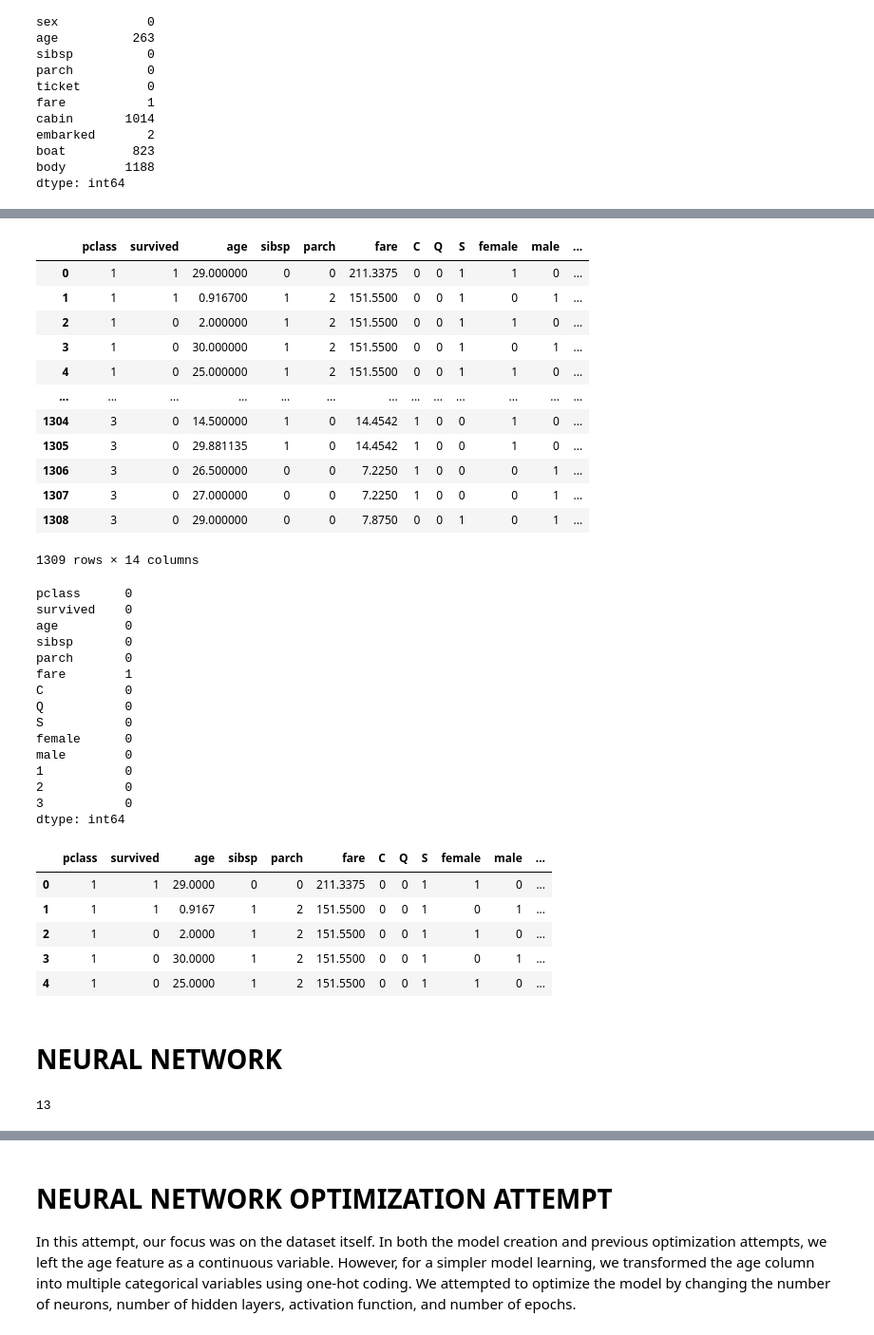
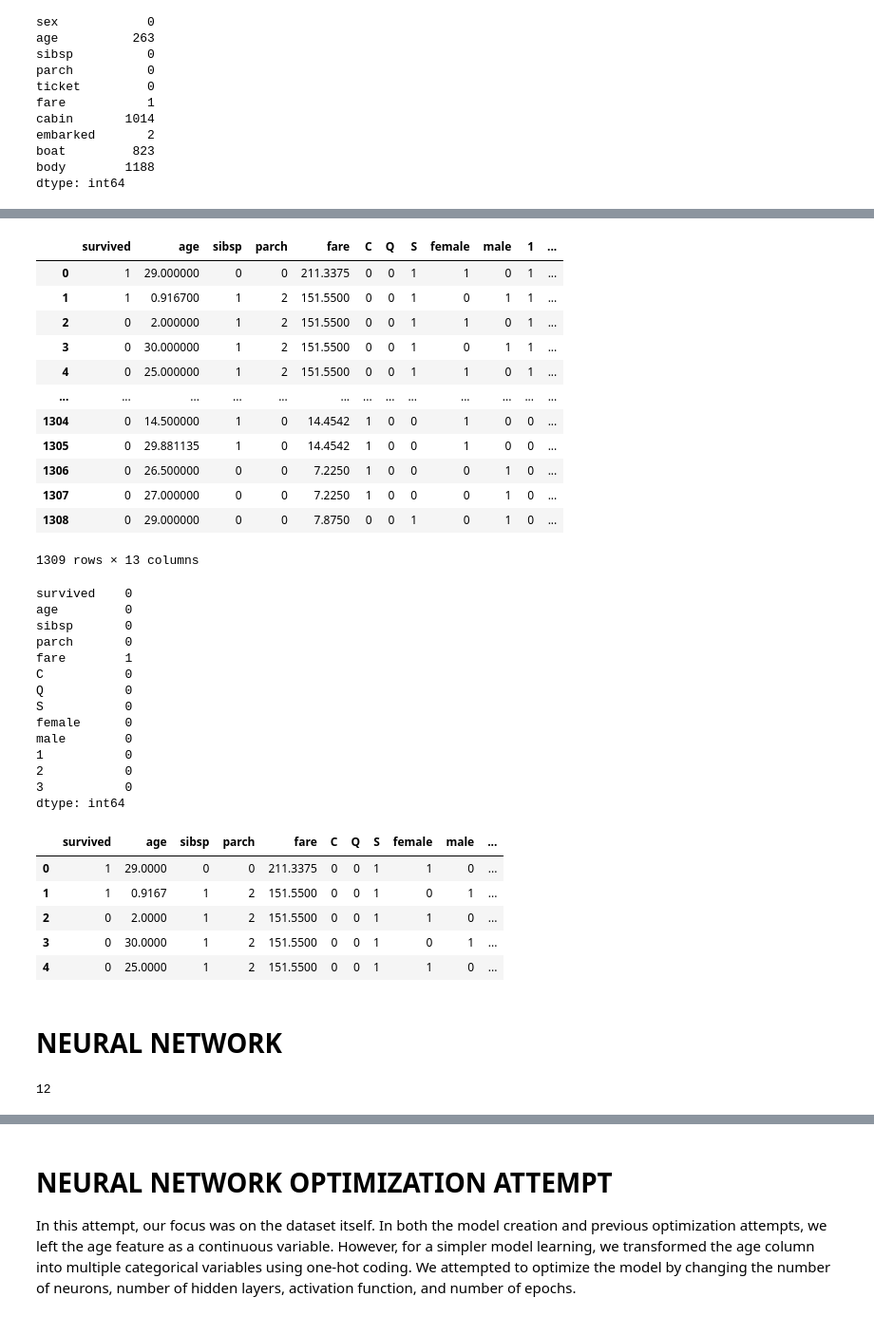
Before and after one commit to ericyang91/Machine_Learning_Titanic_Survival, a Jupyter notebook: code.ipynb, the cells around one changed output, grey strips where cells are left out. Shown at 95% size. Cells and saved outputs as stored; diff of their text form; code cells hidden in the pictures.

```diff
--- a/code.ipynb
+++ b/code.ipynb
@@ -140,28 +135,27 @@ df.head()
 # %%
 # Drop unnecessary columns
 
-df.drop(['boat','body','embarked','name','ticket','cabin','sex', 'index'],axis=1,inplace=True)
+df.drop(['boat','body','embarked','name','ticket','cabin','sex', 'index', 'pclass'],axis=1,inplace=True)
 df
 # %% [output]
-|  | pclass | survived | age | sibsp | parch | fare | C | Q | S | female | male | ... |
-| 0 | 1 | 1 | 29.000000 | 0 | 0 | 211.3375 | 0 | 0 | 1 | 1 | 0 | ... |
-| 1 | 1 | 1 | 0.916700 | 1 | 2 | 151.5500 | 0 | 0 | 1 | 0 | 1 | ... |
-| 2 | 1 | 0 | 2.000000 | 1 | 2 | 151.5500 | 0 | 0 | 1 | 1 | 0 | ... |
-| 3 | 1 | 0 | 30.000000 | 1 | 2 | 151.5500 | 0 | 0 | 1 | 0 | 1 | ... |
-| 4 | 1 | 0 | 25.000000 | 1 | 2 | 151.5500 | 0 | 0 | 1 | 1 | 0 | ... |
+|  | survived | age | sibsp | parch | fare | C | Q | S | female | male | 1 | ... |
+| 0 | 1 | 29.000000 | 0 | 0 | 211.3375 | 0 | 0 | 1 | 1 | 0 | 1 | ... |
+| 1 | 1 | 0.916700 | 1 | 2 | 151.5500 | 0 | 0 | 1 | 0 | 1 | 1 | ... |
+| 2 | 0 | 2.000000 | 1 | 2 | 151.5500 | 0 | 0 | 1 | 1 | 0 | 1 | ... |
+| 3 | 0 | 30.000000 | 1 | 2 | 151.5500 | 0 | 0 | 1 | 0 | 1 | 1 | ... |
+| 4 | 0 | 25.000000 | 1 | 2 | 151.5500 | 0 | 0 | 1 | 1 | 0 | 1 | ... |
 | ... | ... | ... | ... | ... | ... | ... | ... | ... | ... | ... | ... | ... |
-| 1304 | 3 | 0 | 14.500000 | 1 | 0 | 14.4542 | 1 | 0 | 0 | 1 | 0 | ... |
-| 1305 | 3 | 0 | 29.881135 | 1 | 0 | 14.4542 | 1 | 0 | 0 | 1 | 0 | ... |
-| 1306 | 3 | 0 | 26.500000 | 0 | 0 | 7.2250 | 1 | 0 | 0 | 0 | 1 | ... |
-| 1307 | 3 | 0 | 27.000000 | 0 | 0 | 7.2250 | 1 | 0 | 0 | 0 | 1 | ... |
-| 1308 | 3 | 0 | 29.000000 | 0 | 0 | 7.8750 | 0 | 0 | 1 | 0 | 1 | ... |
+| 1304 | 0 | 14.500000 | 1 | 0 | 14.4542 | 1 | 0 | 0 | 1 | 0 | 0 | ... |
+| 1305 | 0 | 29.881135 | 1 | 0 | 14.4542 | 1 | 0 | 0 | 1 | 0 | 0 | ... |
+| 1306 | 0 | 26.500000 | 0 | 0 | 7.2250 | 1 | 0 | 0 | 0 | 1 | 0 | ... |
+| 1307 | 0 | 27.000000 | 0 | 0 | 7.2250 | 1 | 0 | 0 | 0 | 1 | 0 | ... |
+| 1308 | 0 | 29.000000 | 0 | 0 | 7.8750 | 0 | 0 | 1 | 0 | 1 | 0 | ... |
-1309 rows × 14 columns
+1309 rows × 13 columns
 # %%
 # Check for any NaN values
 
 df.isnull().sum()
 # %% [output]
-pclass      0
 survived    0
 age         0
 sibsp       0
@@ -184,9 +180,9 @@ df['fare'].fillna(df['fare'].mean(), inplace=True)
 df = df.rename(columns={1:'First Class', 2:'Second Class', 3:'Third Class'})
 df.head()
 # %% [output]
-|  | pclass | survived | age | sibsp | parch | fare | C | Q | S | female | male | ... |
-| 0 | 1 | 1 | 29.0000 | 0 | 0 | 211.3375 | 0 | 0 | 1 | 1 | 0 | ... |
-| 1 | 1 | 1 | 0.9167 | 1 | 2 | 151.5500 | 0 | 0 | 1 | 0 | 1 | ... |
-| 2 | 1 | 0 | 2.0000 | 1 | 2 | 151.5500 | 0 | 0 | 1 | 1 | 0 | ... |
-| 3 | 1 | 0 | 30.0000 | 1 | 2 | 151.5500 | 0 | 0 | 1 | 0 | 1 | ... |
-| 4 | 1 | 0 | 25.0000 | 1 | 2 | 151.5500 | 0 | 0 | 1 | 1 | 0 | ... |
+|  | survived | age | sibsp | parch | fare | C | Q | S | female | male | ... |
+| 0 | 1 | 29.0000 | 0 | 0 | 211.3375 | 0 | 0 | 1 | 1 | 0 | ... |
+| 1 | 1 | 0.9167 | 1 | 2 | 151.5500 | 0 | 0 | 1 | 0 | 1 | ... |
+| 2 | 0 | 2.0000 | 1 | 2 | 151.5500 | 0 | 0 | 1 | 1 | 0 | ... |
+| 3 | 0 | 30.0000 | 1 | 2 | 151.5500 | 0 | 0 | 1 | 0 | 1 | ... |
+| 4 | 0 | 25.0000 | 1 | 2 | 151.5500 | 0 | 0 | 1 | 1 | 0 | ... |
@@ -214,7 +214,7 @@ X_test_scaled = X_scaler.transform(X_test)
 
 len(X_train_scaled[0])
 # %% [output]
-13
+12
 # %%
 # Defining the deep neural network and its number of input features and neurons for each hidden layer
 
```
Also changed, not shown: parts of 19 cells of this notebook, 2 other files.
